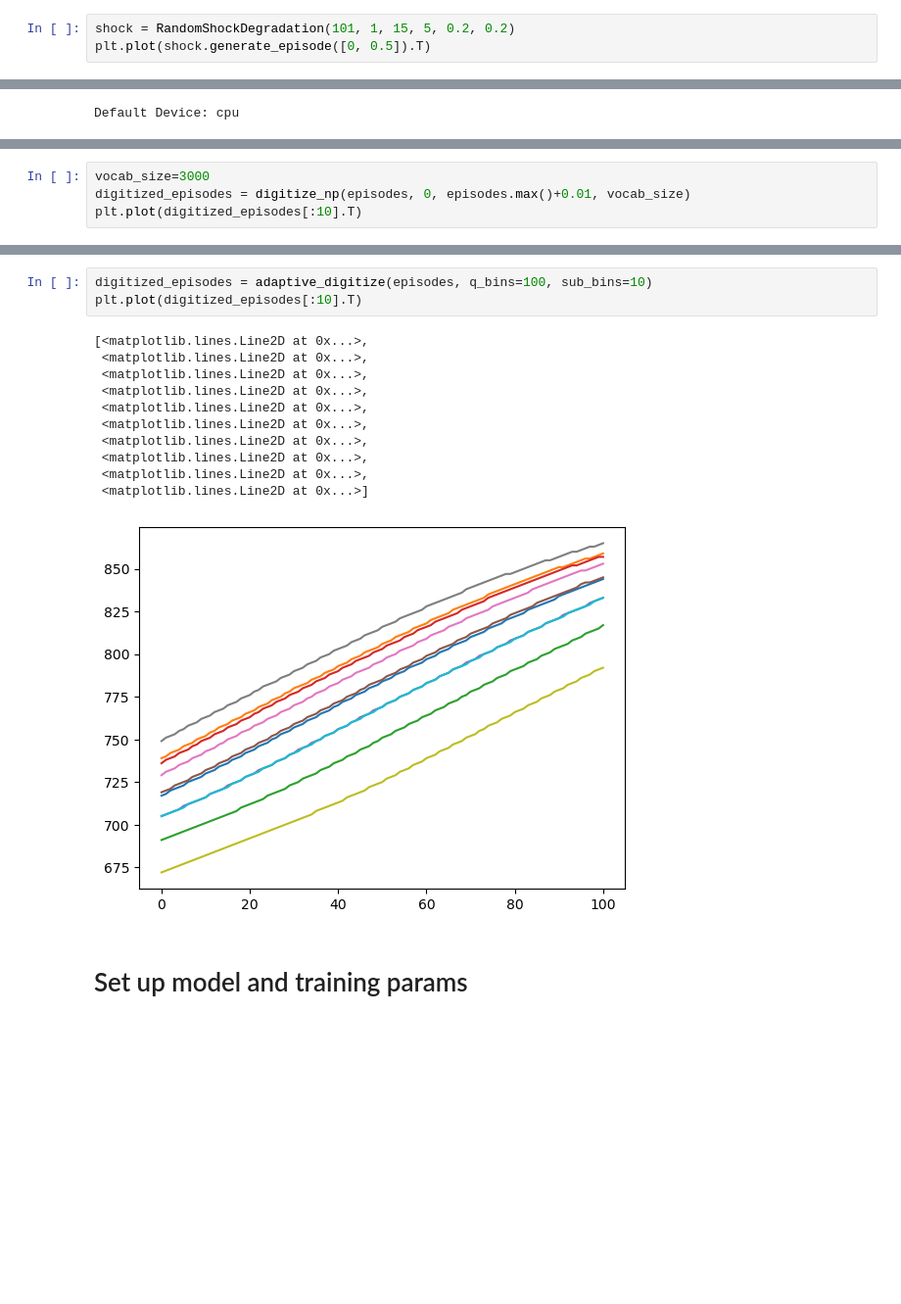
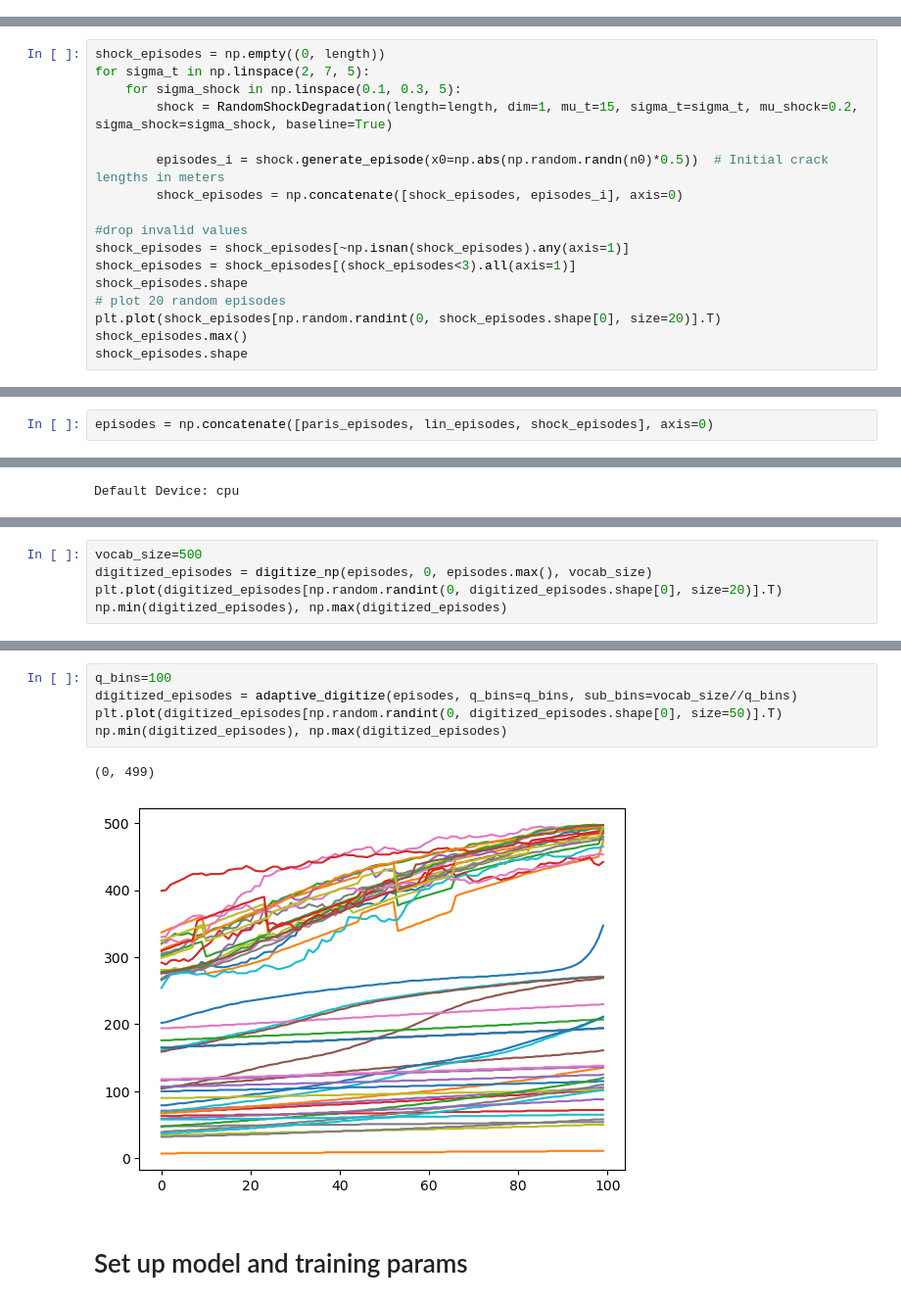
Before and after one commit to seyedasadzadeh/degradation-transformer, a Jupyter notebook: main.ipynb, the cells around one changed output, grey strips where cells are left out. Shown: that part at 98% size. Saved outputs shown, nothing was run; the diff lists cells and outputs as text; blank space fills up the shorter version.

```diff
--- a/main.ipynb
+++ b/main.ipynb
@@ -31,3 +28,0 @@ plt.plot(lin.generate_episode([0, 0.5]).T)
-# %%
-shock = RandomShockDegradation(101, 1, 15, 5, 0.2, 0.2)
-plt.plot(shock.generate_episode([0, 0.5]).T)
@@ -33,0 +47,17 @@ plt.plot(shock.generate_episode([0, 0.5]).T)
+# %%
+shock_episodes = np.empty((0, length))
+for sigma_t in np.linspace(2, 7, 5):
+    for sigma_shock in np.linspace(0.1, 0.3, 5):
+        shock = RandomShockDegradation(length=length, dim=1, mu_t=15, sigma_t=sigma_t, mu_shock=0.2, sigma_shock=sigma_shock, baseline=True)
+
+        episodes_i = shock.generate_episode(x0=np.abs(np.random.randn(n0)*0.5))  # Initial crack lengths in meters
+        shock_episodes = np.concatenate([shock_episodes, episodes_i], axis=0)
+
+#drop invalid values
+shock_episodes = shock_episodes[~np.isnan(shock_episodes).any(axis=1)]
+shock_episodes = shock_episodes[(shock_episodes<3).all(axis=1)]
+shock_episodes.shape
+# plot 20 random episodes
+plt.plot(shock_episodes[np.random.randint(0, shock_episodes.shape[0], size=20)].T)
+shock_episodes.max()
+shock_episodes.shape
@@ -34,3 +67,5 @@ plt.plot(shock.generate_episode([0, 0.5]).T)
+# %%
+episodes = np.concatenate([paris_episodes, lin_episodes, shock_episodes], axis=0)
 # %%
 
 
@@ -49,5 +84,6 @@ Max: 0.9946534815041088
 # %%
-vocab_size=3000
-digitized_episodes = digitize_np(episodes, 0, episodes.max()+0.01, vocab_size)
-plt.plot(digitized_episodes[:10].T)
+vocab_size=500
+digitized_episodes = digitize_np(episodes, 0, episodes.max(), vocab_size)
+plt.plot(digitized_episodes[np.random.randint(0, digitized_episodes.shape[0], size=20)].T)
+np.min(digitized_episodes), np.max(digitized_episodes)
 # %% [output]
@@ -65,18 +92,11 @@ plt.plot(digitized_episodes[:10].T)
 # %%
-digitized_episodes = adaptive_digitize(episodes, q_bins=100, sub_bins=10)
-plt.plot(digitized_episodes[:10].T)
+q_bins=100
+digitized_episodes = adaptive_digitize(episodes, q_bins=q_bins, sub_bins=vocab_size//q_bins)
+plt.plot(digitized_episodes[np.random.randint(0, digitized_episodes.shape[0], size=50)].T)
+np.min(digitized_episodes), np.max(digitized_episodes)
 # %% [output]
-[<matplotlib.lines.Line2D at 0x...>,
- <matplotlib.lines.Line2D at 0x...>,
- <matplotlib.lines.Line2D at 0x...>,
- <matplotlib.lines.Line2D at 0x...>,
- <matplotlib.lines.Line2D at 0x...>,
- <matplotlib.lines.Line2D at 0x...>,
- <matplotlib.lines.Line2D at 0x...>,
- <matplotlib.lines.Line2D at 0x...>,
- <matplotlib.lines.Line2D at 0x...>,
- <matplotlib.lines.Line2D at 0x...>]
+(0, 499)
-[figure, old version]
+[figure, new version]
 # %% [markdown]
 # Set up model and training params
 # %%
```
Also changed, not shown: parts of 10 cells of this notebook.
